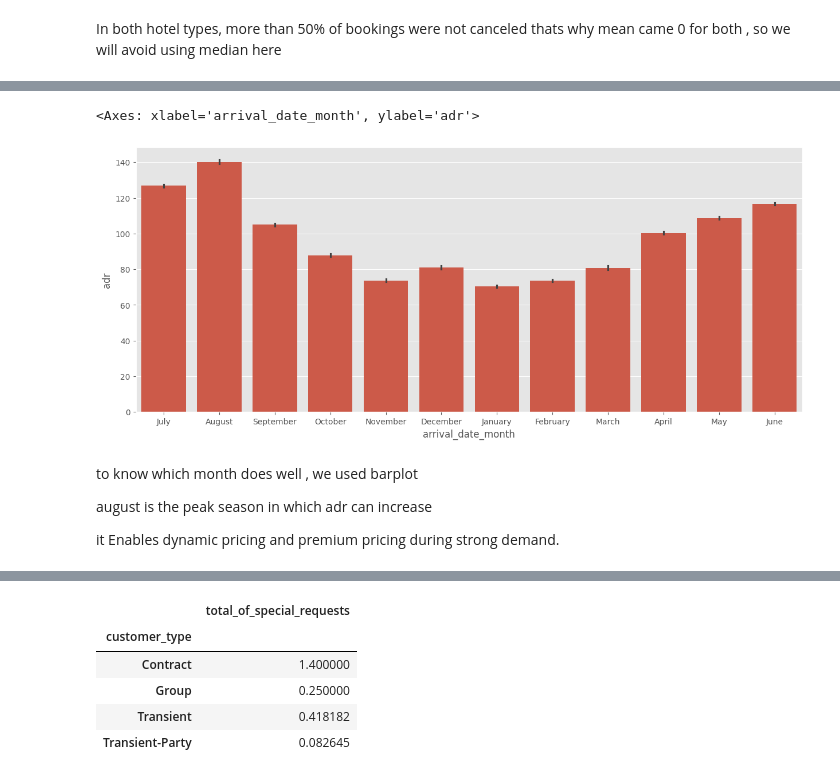
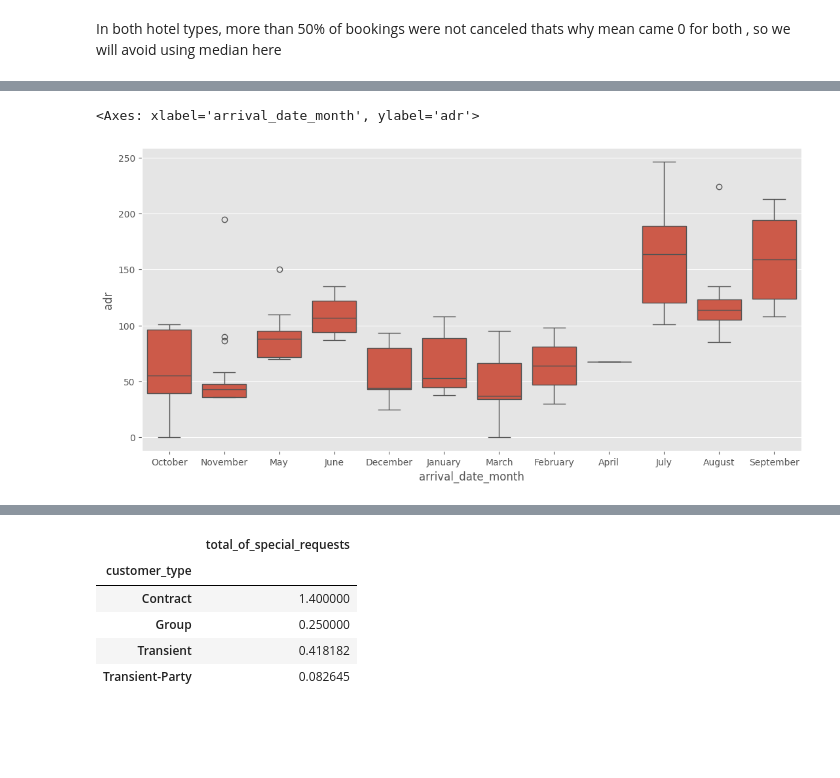
Before and after one commit to uditigupta293-byte/hotel-booking-analysis, a Jupyter notebook: capstone_project.ipynb, the cells around one changed output, grey strips where cells are left out. Cells and saved outputs as stored; diff of their text form; code cells hidden in the pictures; blank space fills up the shorter version.

```diff
--- a/capstone_project.ipynb
+++ b/capstone_project.ipynb
@@ -471,12 +505,6 @@ dtype: float64
 # %%
-plt.figure(figsize=(15, 6))
-sns.barplot(x='arrival_date_month', y='adr', data=df) #Demand is seasonal, and hotels charge more during peak months.
+plt.figure(figsize=(13, 6))
+sns.boxplot(x='arrival_date_month', y='adr', data=df) #Demand is seasonal, and hotels charge more during peak months.
 # %% [output]
 <Axes: xlabel='arrival_date_month', ylabel='adr'>
-[figure, old version]
+[figure, new version]
-# %% [markdown]
-to know which month does well , we used barplot
-
-august is the peak season in which adr can increase
-
-it Enables dynamic pricing and premium pricing during strong demand.
```
Also changed, not shown: parts of 112 cells of this notebook.
